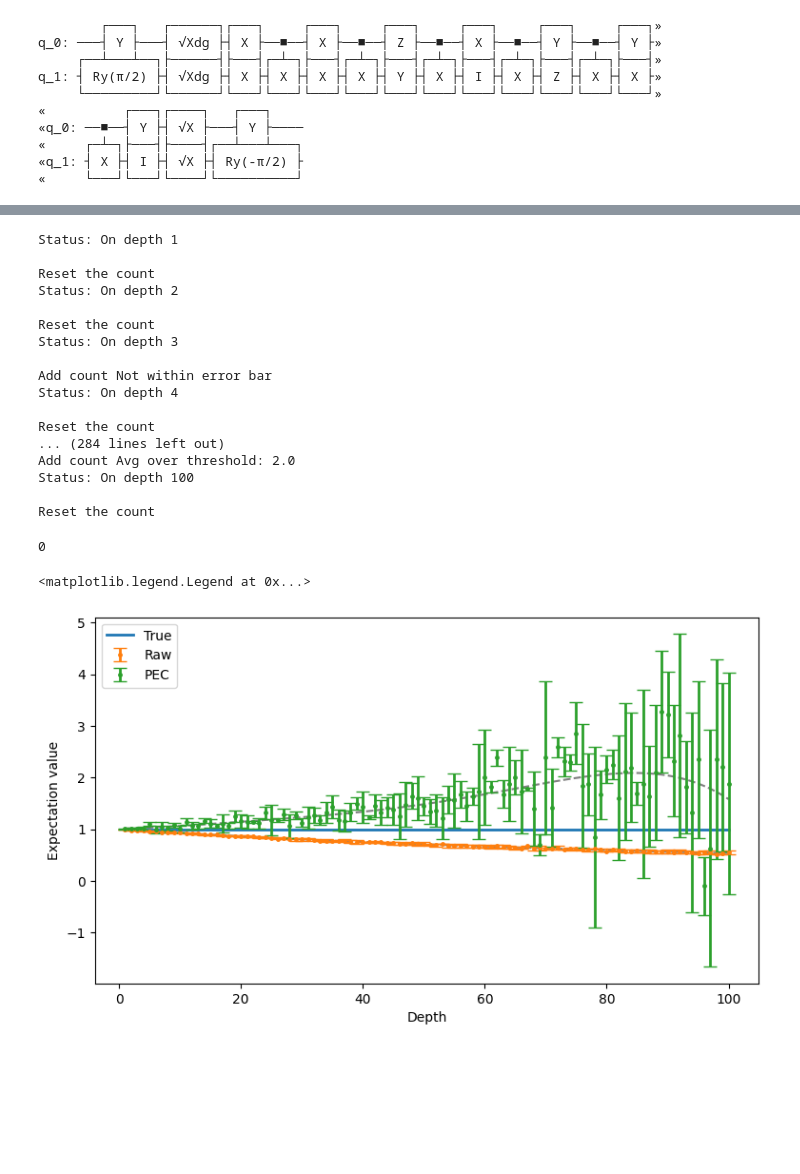
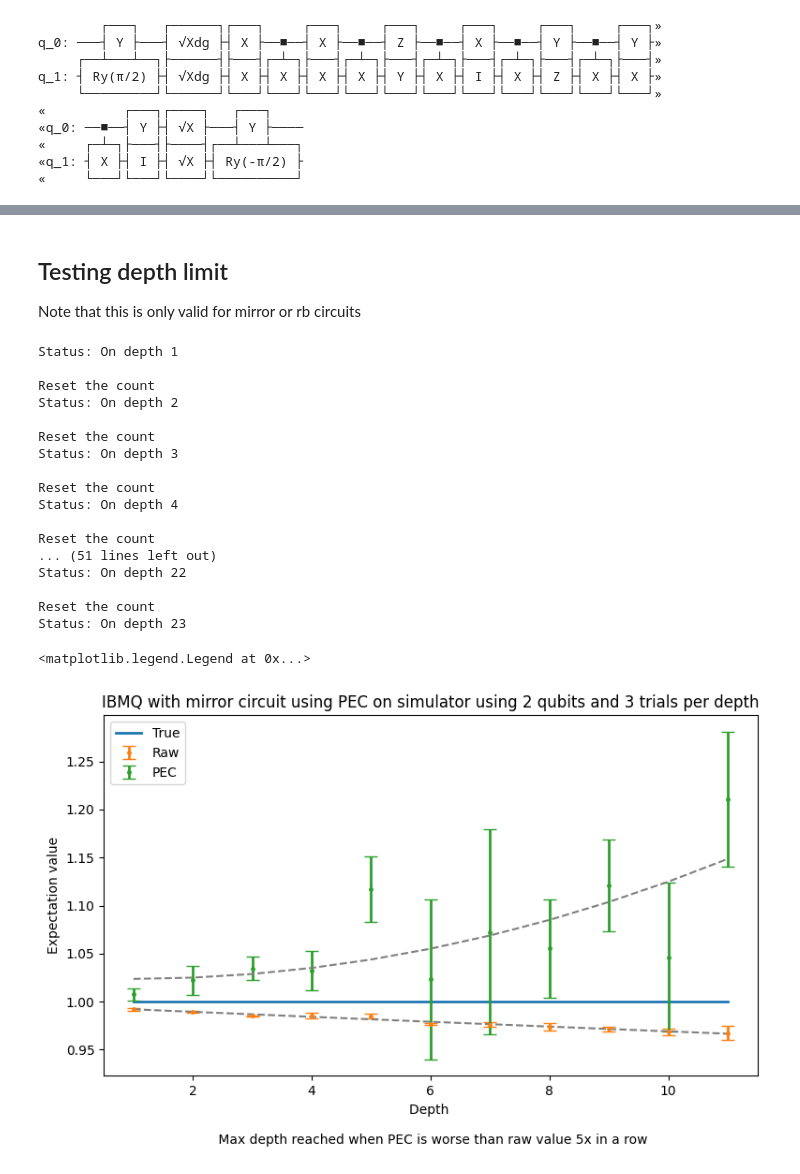
Before and after one commit to irvingatchem/EE522_25_3, a Jupyter notebook: Notebooks/PECDepth.ipynb, the cells around one changed output, grey strips where cells are left out. Drawn from its saved outputs; the diff is of its cells as text; code cells hidden in the pictures; blank space fills up the shorter version.

```diff
--- a/Notebooks/PECDepth.ipynb
+++ b/Notebooks/PECDepth.ipynb
@@ -358,3 +353,6 @@ def still_useful(avg_true_value, avg_noisy_value, avg_pec_value, std_noisy_value
+# %% [markdown]
+## Testing depth limit
+Note that this is only valid for mirror or rb circuits
 # %%
 depths = np.arange(1,101)
 trials = 3
@@ -415,14 +413,14 @@ for depth_i in range(0,len(depths)):
                     std_noisy_values[depth_i],
                     std_pec_values[depth_i])
 
-    # Count how many times in a row we're not useful, once we get to ten (a trend, rather than a fluke bad spot) end it
+    # Count how many times in a row we're not useful, once we get to five (a trend, rather than a fluke bad spot) end it
     if still_useful_at_depth==True:
         print("Reset the count")
         still_useful_counter = 0
     elif still_useful_at_depth==False:
         print("Add count:", reason)
         still_useful_counter += 1
-    if still_useful_at_depth==False and still_useful_counter>=10:
+    if still_useful_at_depth==False and still_useful_counter>=5:
         print("PEC is no longer useful after depth = ", depths[depth_i-1])
         break
 # %% [output]
@@ -434,50 +432,39 @@ Status: On depth 2
 Reset the count
 Status: On depth 3
 
-Add count Not within error bar
+Reset the count
 Status: On depth 4
 
 Reset the count
-... (284 lines left out)
-Add count Avg over threshold: 2.0
-Status: On depth 100
+... (51 lines left out)
+Status: On depth 22
 
 Reset the count
+Status: On depth 23
-# %%
-print(still_useful_counter)
-# %% [output]
-0
 # %%
 plt.figure(figsize=(9, 5))
 plot_depths = depths[:len(avg_true_values)]
 kwargs = {"capsize": 5, "lw": 2}
 
 plt.plot(plot_depths, avg_true_values, label="True", lw=2)
 
 plt.errorbar(plot_depths, avg_noisy_values, yerr=std_noisy_values, label="Raw", **kwargs, fmt='o', ms=2.5)
 plt.errorbar(plot_depths, avg_pec_values, yerr=std_pec_values, label="PEC", **kwargs, fmt='o', ms=2.5)
 
 # Find lines of best fit
 import numpy.polynomial.polynomial as poly
-deg = 5
-noisy_best_fit_coeffs = poly.polyfit(plot_depths,avg_noisy_values, deg)
+noisy_best_fit_coeffs = poly.polyfit(plot_depths, avg_noisy_values, 1)
 noisy_best_fit = poly.polyval(plot_depths, noisy_best_fit_coeffs)
+pec_best_fit_coeffs = poly.polyfit(plot_depths, avg_pec_values, 2)
+pec_best_fit=poly.polyval(plot_depths, pec_best_fit_coeffs)
+
+plt.plot(plot_depths, pec_best_fit, linestyle = 'dashed', color = 'gray')
 plt.plot(plot_depths, noisy_best_fit, linestyle = 'dashed', color = 'gray')
 
-pec_best_fit_coeffs = poly.polyfit(plot_depths, avg_pec_values, deg)
-pec_best_fit=poly.polyval(plot_depths, pec_best_fit_coeffs)
-plt.plot(plot_depths, pec_best_fit, linestyle = 'dashed', color = 'gray')
-
-
-plt.plot(plot_depths, avg_true_values, label="True", lw=2)
-
-plt.errorbar(plot_depths, avg_noisy_values, yerr=std_noisy_values, label="Raw", **kwargs, fmt='o', ms=2.5)
-plt.errorbar(plot_depths, avg_pec_values, yerr=std_pec_values, label="PEC", **kwargs, fmt='o', ms=2.5)
-
-
-plt.xlabel("Depth")
+plt.xlabel("Depth \n \n Max depth reached when PEC is worse than raw value and true value is not within error bar 5x in a row")
 plt.ylabel("Expectation value")
+plt.title(f"""IBMQ with {circuit_type} circuit using PEC on simulator using {n_qubits} qubits and {trials} trials per depth""")
 plt.legend()
 # %% [output]
 <matplotlib.legend.Legend at 0x...>
-[figure, old version]
+[figure, new version]
```
Also changed, not shown: parts of 15 cells of this notebook.
